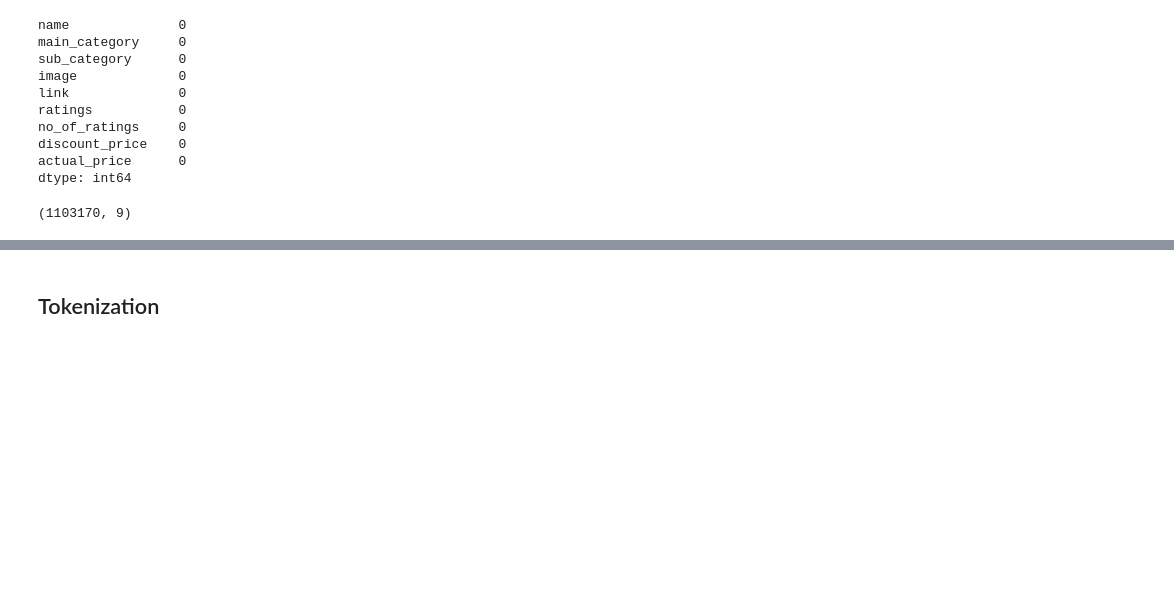
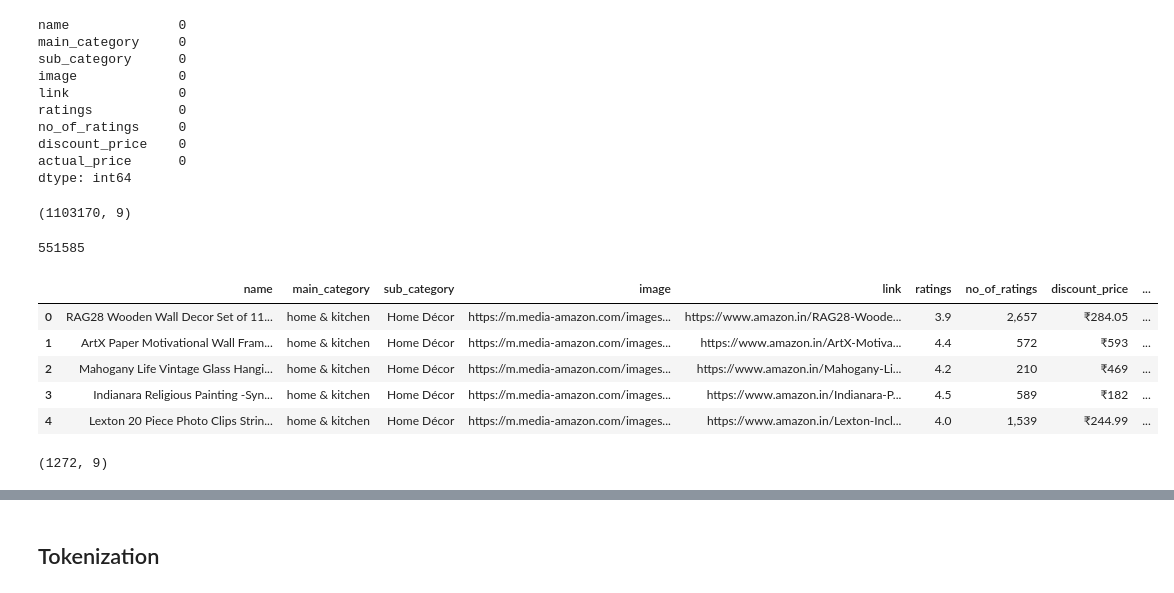
Before and after one commit to amaliahm/NLP_labs, a Jupyter notebook: Tp5/tp5-nlp.ipynb, the cells around one changed output, grey strips where cells are left out. Drawn from its saved outputs; the diff is of its cells as text; code cells hidden in the pictures; blank space fills up the shorter version.

```diff
--- a/Tp5/tp5-nlp.ipynb
+++ b/Tp5/tp5-nlp.ipynb
@@ -166,3 +175,21 @@ dtype: int64
 df.shape
 # %% [output]
 (1103170, 9)
+# %%
+df.duplicated().sum()
+# %% [output]
+551585
+# %%
+df = pd.read_csv('/kaggle/input/amazon-products-dataset/Home Dcor.csv')
+df.head()
+# %% [output]
+|  | name | main_category | sub_category | image | link | ratings | no_of_ratings | discount_price | ... |
+| 0 | RAG28 Wooden Wall Decor Set of 11... | home & kitchen | Home Décor | https://m.media-amazon.com/images... | https://www.amazon.in/RAG28-Woode... | 3.9 | 2,657 | ₹284.05 | ... |
+| 1 | ArtX Paper Motivational Wall Fram... | home & kitchen | Home Décor | https://m.media-amazon.com/images... | https://www.amazon.in/ArtX-Motiva... | 4.4 | 572 | ₹593 | ... |
+| 2 | Mahogany Life Vintage Glass Hangi... | home & kitchen | Home Décor | https://m.media-amazon.com/images... | https://www.amazon.in/Mahogany-Li... | 4.2 | 210 | ₹469 | ... |
+| 3 | Indianara Religious Painting -Syn... | home & kitchen | Home Décor | https://m.media-amazon.com/images... | https://www.amazon.in/Indianara-P... | 4.5 | 589 | ₹182 | ... |
+| 4 | Lexton 20 Piece Photo Clips Strin... | home & kitchen | Home Décor | https://m.media-amazon.com/images... | https://www.amazon.in/Lexton-Incl... | 4.0 | 1,539 | ₹244.99 | ... |
+# %%
+df.shape
+# %% [output]
+(1272, 9)
```
Also changed, not shown: parts of 20 cells of this notebook.
